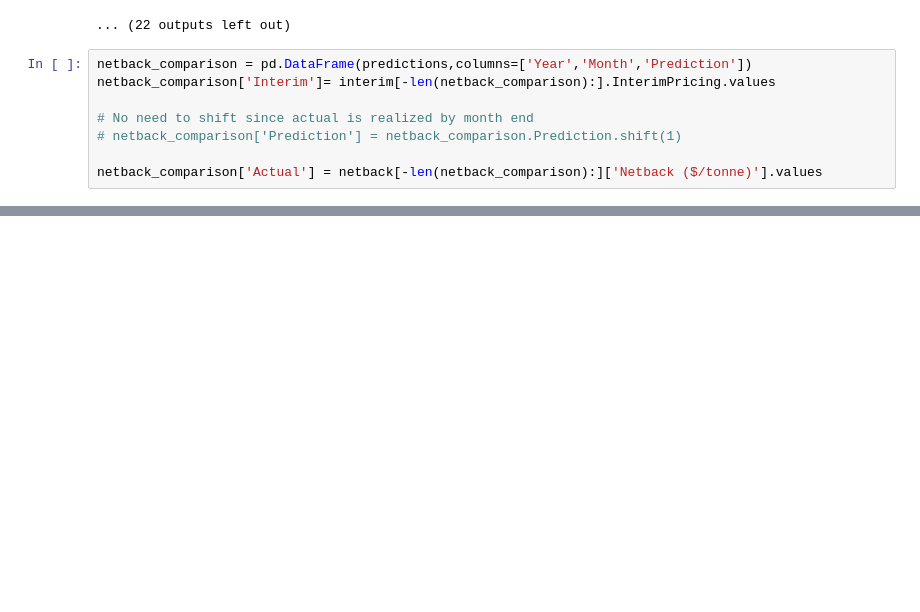
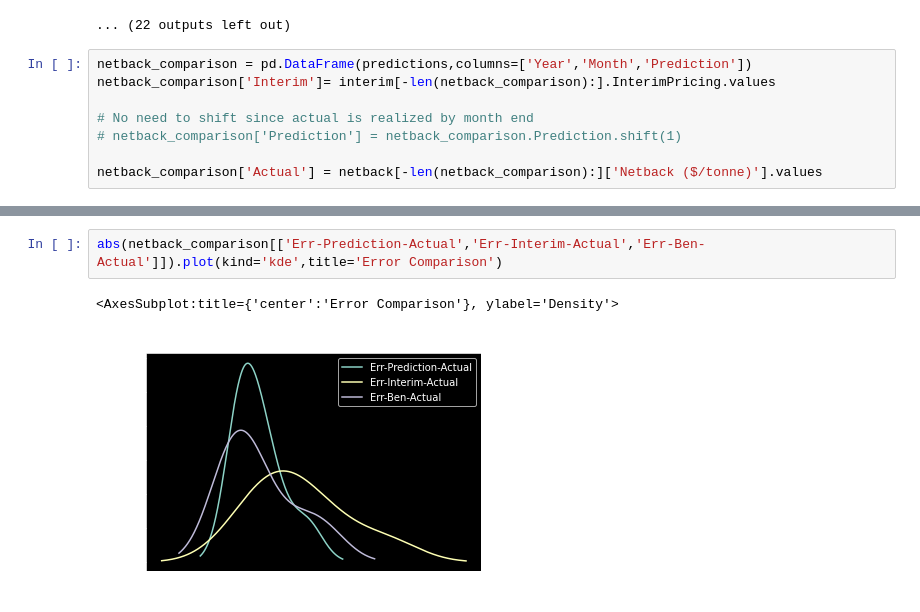
Before and after one commit to ali-meesam/Canpotex, a Jupyter notebook: Data Pipeline.ipynb, the cells around one changed output, grey strips where cells are left out. Drawn from its saved outputs; the diff is of its cells as text; blank space fills up the shorter version.

```diff
--- a/Data Pipeline.ipynb
+++ b/Data Pipeline.ipynb
@@ -285,0 +267,5 @@ abs(netback_comparison[['Err-Prediction-Actual','Err-Interim-Actual']]).plot(kin
+# %%
+abs(netback_comparison[['Err-Prediction-Actual','Err-Interim-Actual','Err-Ben-Actual']]).plot(kind='kde',title='Error Comparison')
+# %% [output]
+<AxesSubplot:title={'center':'Error Comparison'}, ylabel='Density'>
+[figure, added]
```
Also changed, not shown: parts of 10 cells of this notebook.
